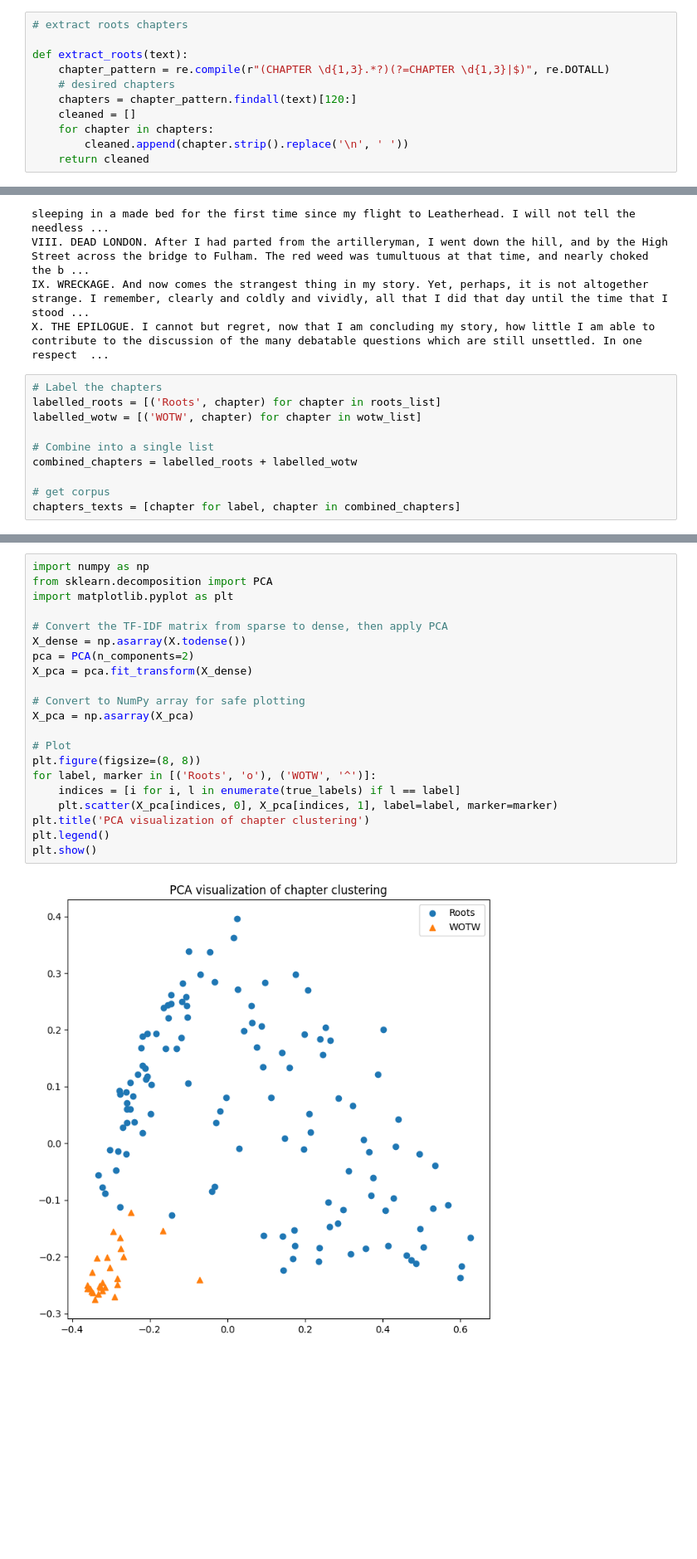
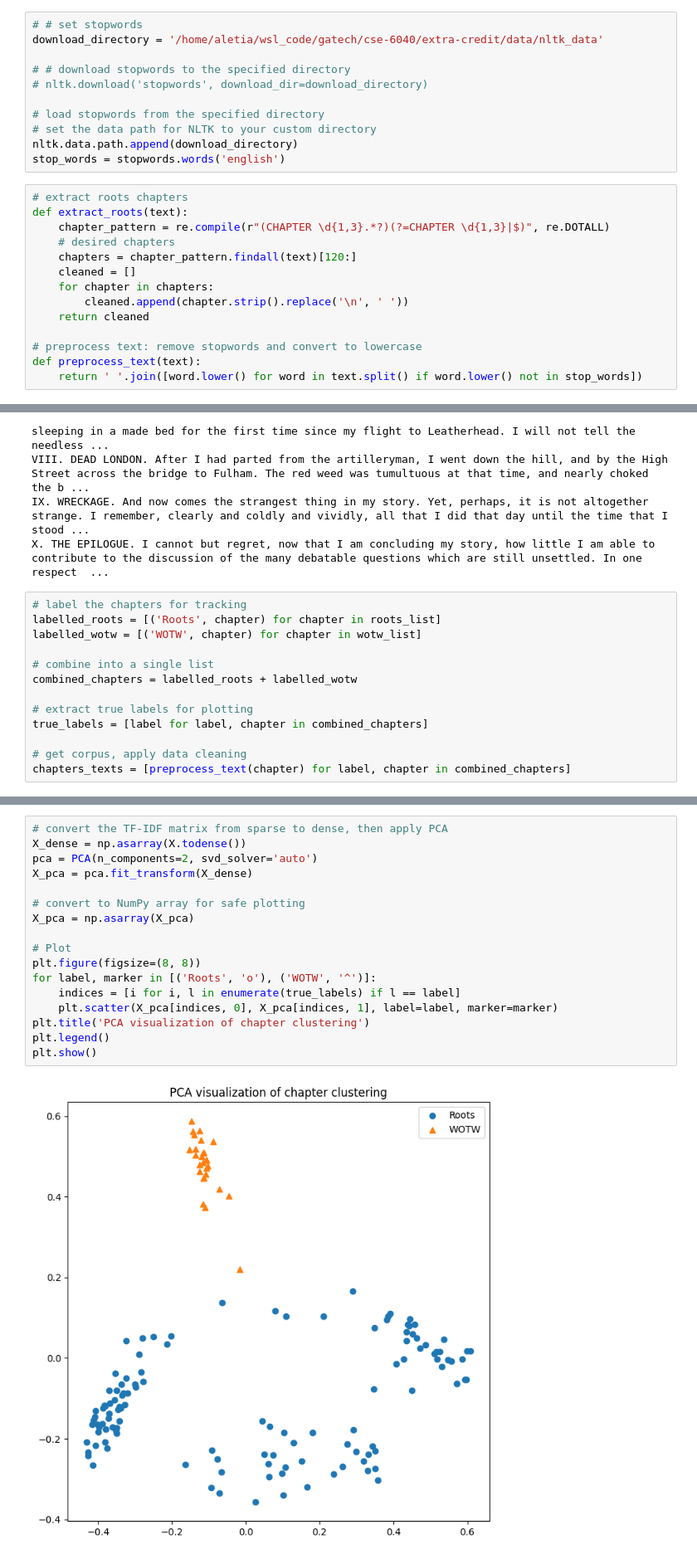
Before and after one commit to parcheesime/gatech, a Jupyter notebook: cse-6040/extra-credit/doc_clustering.ipynb, the cells around one changed output, grey strips where cells are left out. Shown at 83% size. Saved outputs shown, nothing was run; the diff lists cells and outputs as text; blank space fills up the shorter version.

Commit message:
updated pcs and t-sne visuals, added documentation

```diff
--- a/cse-6040/extra-credit/doc_clustering.ipynb
+++ b/cse-6040/extra-credit/doc_clustering.ipynb
@@ -33,6 +39,16 @@ sys.path.append('/home/aletia/wsl_code/gatech/myenv/lib/python3.10/site-packages
+# %%
+# # set stopwords
+download_directory = '/home/aletia/wsl_code/gatech/cse-6040/extra-credit/data/nltk_data'
+
+# # download stopwords to the specified directory
+# nltk.download('stopwords', download_dir=download_directory)
+
+# load stopwords from the specified directory
+# set the data path for NLTK to your custom directory
+nltk.data.path.append(download_directory)
+stop_words = stopwords.words('english')
 # %%
 # extract roots chapters
-
 def extract_roots(text):
     chapter_pattern = re.compile(r"(CHAPTER \d{1,3}.*?)(?=CHAPTER \d{1,3}|$)", re.DOTALL)
     # desired chapters
@@ -41,6 +57,10 @@ def extract_roots(text):
     for chapter in chapters:
         cleaned.append(chapter.strip().replace('\n', ' '))
     return cleaned
+
+# preprocess text: remove stopwords and convert to lowercase
+def preprocess_text(text):
+    return ' '.join([word.lower() for word in text.split() if word.lower() not in stop_words])
 # %%
 with open('data/roots.txt', 'r', encoding='utf-8') as file:
     text_roots = file.read()
@@ -147,12 +167,15 @@ VIII. DEAD LONDON. After I had parted from the artilleryman, I went down the hil
 IX. WRECKAGE. And now comes the strangest thing in my story. Yet, perhaps, it is not altogether strange. I remember, clearly and coldly and vividly, all that I did that day until the time that I stood ...
 X. THE EPILOGUE. I cannot but regret, now that I am concluding my story, how little I am able to contribute to the discussion of the many debatable questions which are still unsettled. In one respect  ...
 # %%
-# Label the chapters
+# label the chapters for tracking
 labelled_roots = [('Roots', chapter) for chapter in roots_list]
 labelled_wotw = [('WOTW', chapter) for chapter in wotw_list]
 
-# Combine into a single list
+# combine into a single list
 combined_chapters = labelled_roots + labelled_wotw
 
-# get corpus
-chapters_texts = [chapter for label, chapter in combined_chapters]
+# extract true labels for plotting
+true_labels = [label for label, chapter in combined_chapters]
+
+# get corpus, apply data cleaning
+chapters_texts = [preprocess_text(chapter) for label, chapter in combined_chapters]
@@ -176,25 +240,21 @@ clusters = kmeans.fit_predict(X)
 clustered_data = list(zip([label for label, chapter in combined_chapters], clusters))
 # %%
-import numpy as np
-from sklearn.decomposition import PCA
-import matplotlib.pyplot as plt
-
-# Convert the TF-IDF matrix from sparse to dense, then apply PCA
+# convert the TF-IDF matrix from sparse to dense, then apply PCA
 X_dense = np.asarray(X.todense())
-pca = PCA(n_components=2)
+pca = PCA(n_components=2, svd_solver='auto')
 X_pca = pca.fit_transform(X_dense)
 
-# Convert to NumPy array for safe plotting
+# convert to NumPy array for safe plotting
 X_pca = np.asarray(X_pca)
 
 # Plot
 plt.figure(figsize=(8, 8))
 for label, marker in [('Roots', 'o'), ('WOTW', '^')]:
     indices = [i for i, l in enumerate(true_labels) if l == label]
     plt.scatter(X_pca[indices, 0], X_pca[indices, 1], label=label, marker=marker)
 plt.title('PCA visualization of chapter clustering')
 plt.legend()
 plt.show()
 # %% [output]
-[figure, old version]
+[figure, new version]
 # %%
```
Also changed, not shown: parts of 12 cells of this notebook, 34 other files.
